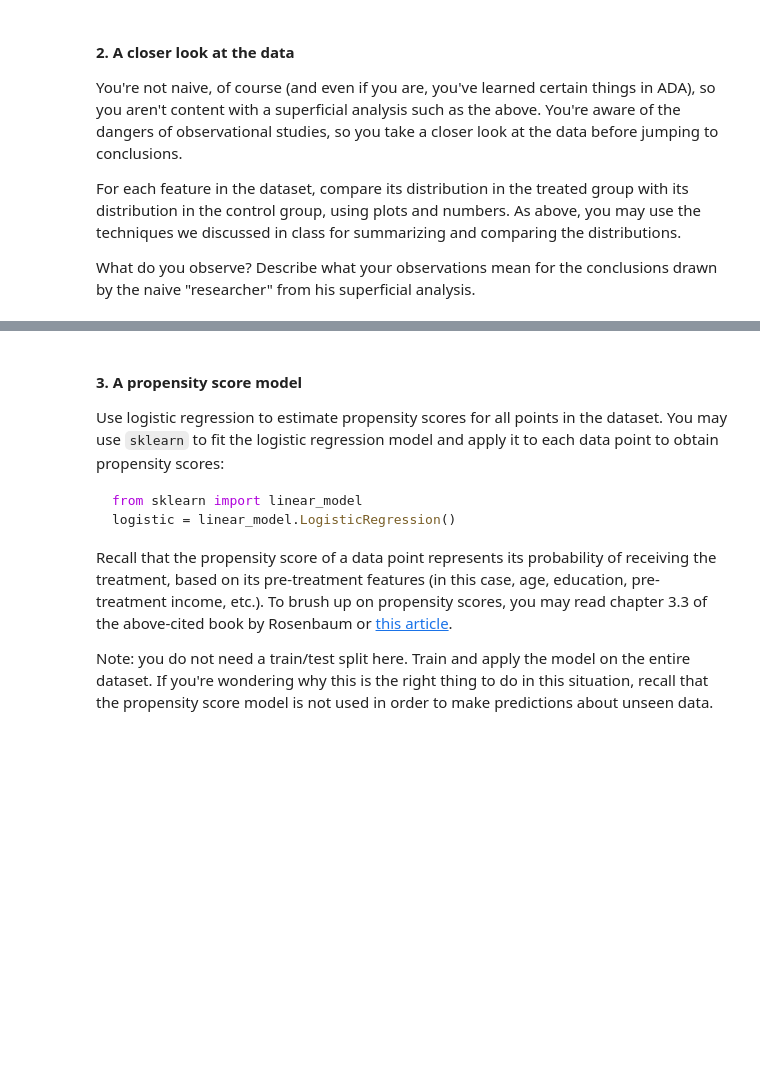
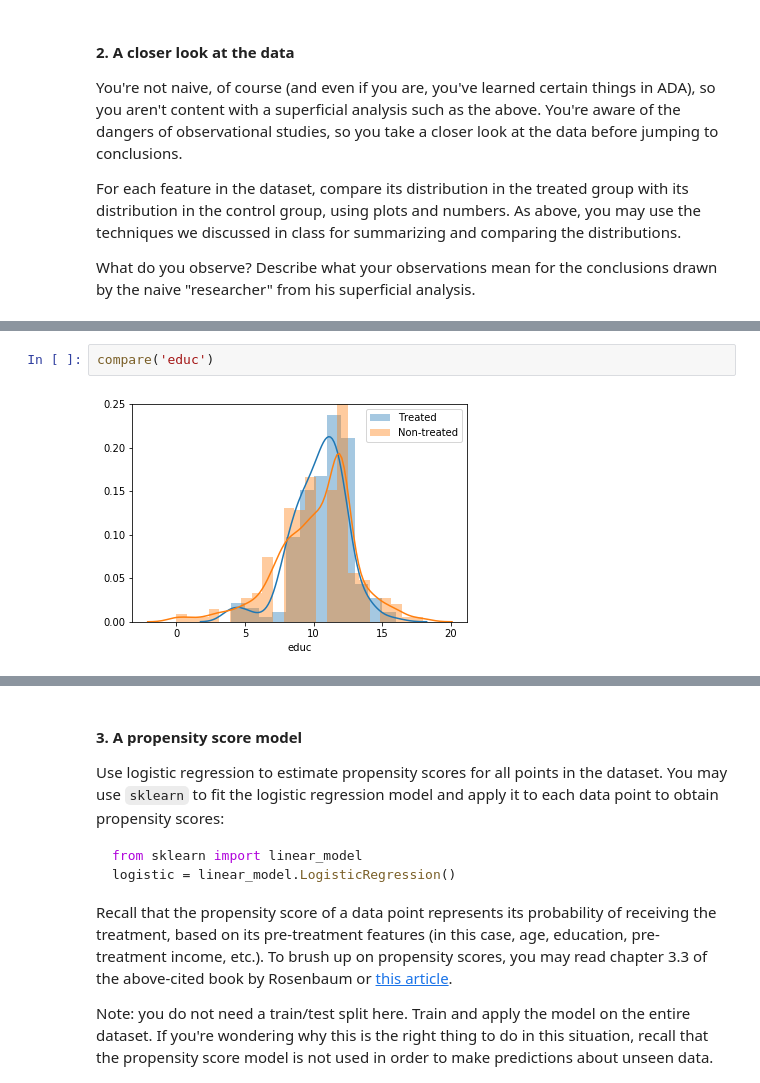
Before and after one commit to tarmeens/ada-homework, a Jupyter notebook: 04 - Applied ML/Homework4.ipynb, the cells around one changed output, grey strips where cells are left out. Cells and saved outputs as stored; diff of their text form; blank space fills up the shorter version.

```diff
--- a/04 - Applied ML/Homework4.ipynb
+++ b/04 - Applied ML/Homework4.ipynb
@@ -51,0 +118,4 @@ Describe what your observations mean for the conclusions drawn by the naive "res
+# %%
+compare('educ')
+# %% [output]
+[figure, added]
```
Also changed, not shown: parts of 24 cells of this notebook.
